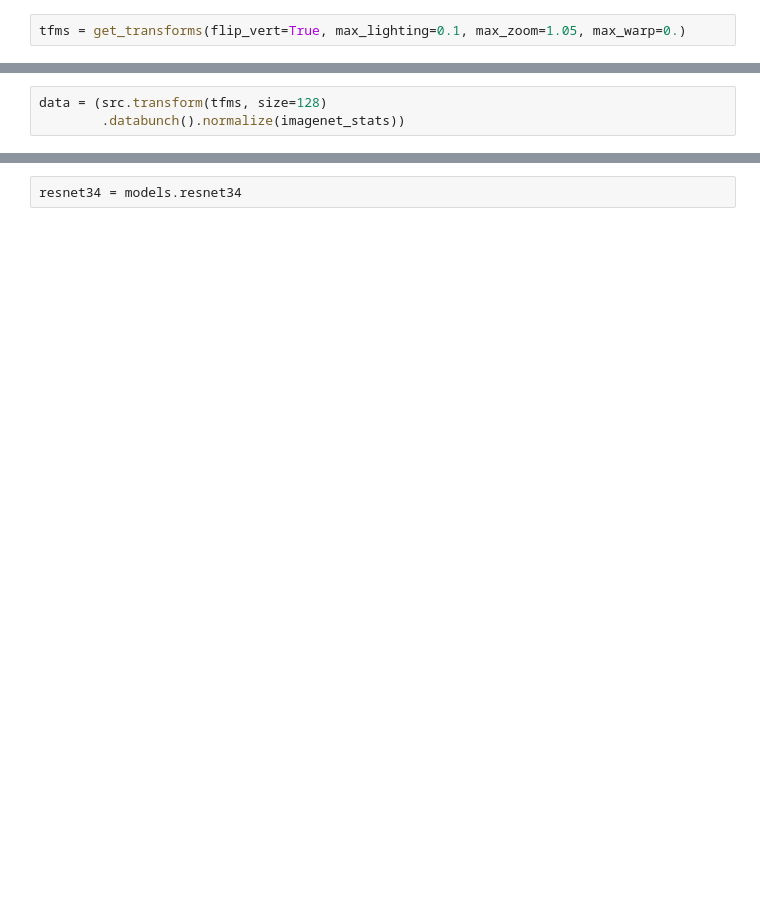
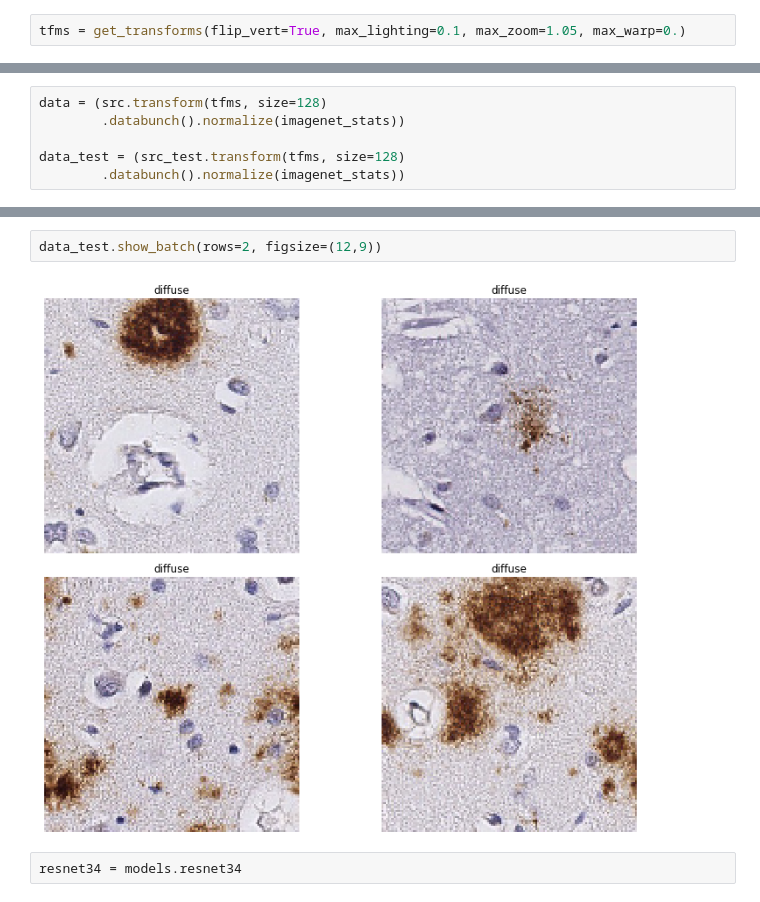
Before and after one commit to DougForrest/plaquebox-paper, a Jupyter notebook: fastai_multiclass.ipynb, the cells around one changed output, grey strips where cells are left out. Drawn from its saved outputs; the diff is of its cells as text; blank space fills up the shorter version.

```diff
--- a/fastai_multiclass.ipynb
+++ b/fastai_multiclass.ipynb
@@ -121,6 +131,9 @@ src = (ImageList.from_csv(img_path, 'train_v2.csv', folder='all')
 # %%
 data = (src.transform(tfms, size=128)
         .databunch().normalize(imagenet_stats))
+
+data_test = (src_test.transform(tfms, size=128)
+        .databunch().normalize(imagenet_stats))
 # %%
 data.show_batch(rows=5, figsize=(12,9))
 # %% [output]
@@ -128,3 +141,7 @@ data.show_batch(rows=5, figsize=(12,9))
+# %%
+data_test.show_batch(rows=2, figsize=(12,9))
+# %% [output]
+[figure, added]
 # %%
 resnet34 = models.resnet34
 # %%
```
Also changed, not shown: parts of 19 cells of this notebook.
